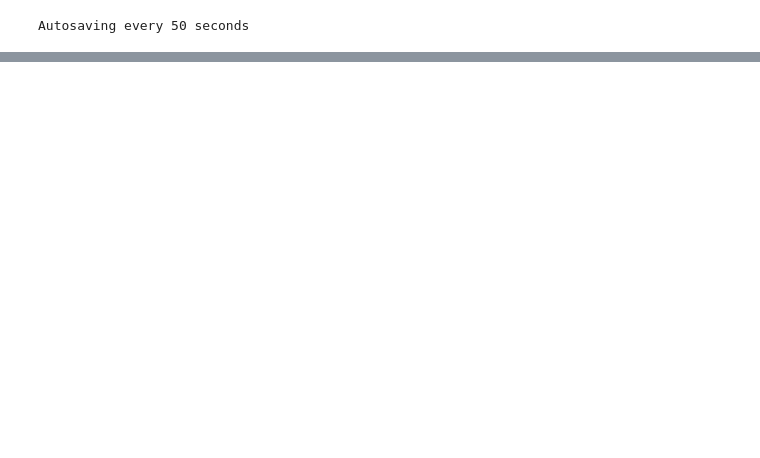
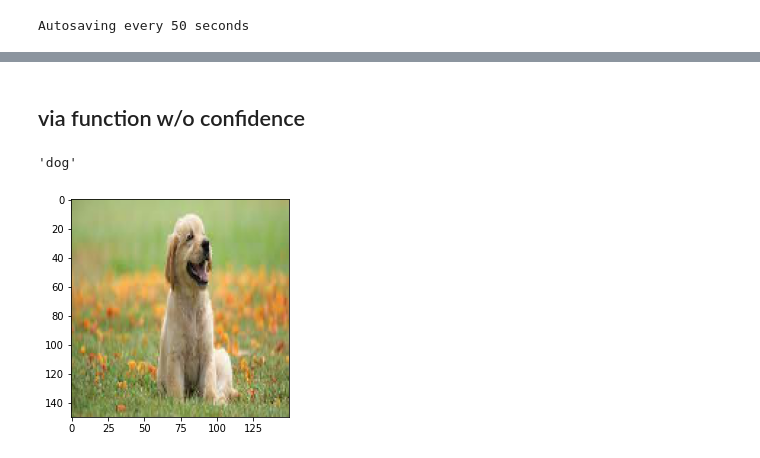
Before and after one commit to poojasaxena/tensorflow-specialization-coursera, a Jupyter notebook: pool_common_scripts/predict_dogncat_image_from_compiled_model.ipynb, the cells around one changed output, grey strips where cells are left out. Drawn from its saved outputs; the diff is of its cells as text; code cells hidden in the pictures; blank space fills up the shorter version.

```diff
--- a/pool_common_scripts/predict_dogncat_image_from_compiled_model.ipynb
+++ b/pool_common_scripts/predict_dogncat_image_from_compiled_model.ipynb
@@ -71,0 +117,30 @@ predict_new_image(model_name=loaded_model, image_name="dog_02.jpeg")
+# %% [markdown]
+## via function w/o confidence
+# %%
+from matplotlib.pyplot import imread
+from keras.preprocessing import image
+
+def predict_local_image(model_name, image_name, show=False):
+    img_dir = "/Users/psaxena/Documents/weitebildung/images_for_testing/"
+    img_path = img_dir+ image_name
+
+    if not os.path.exists(img_path):
+        print(f"{img_path} does not exist")
+        return
+
+    img=image.load_img(img_path, target_size=(150, 150))
+    if show:
+        plt.imshow(img)
+    x=image.img_to_array(img)
+    x=np.expand_dims(x, axis=0)
+    images = np.vstack([x])
+
+    classes = model_name.predict(images, batch_size=20)
+
+    prediction= "dog" if classes[0].any() else "cat"
+    return prediction
+# %%
+predict_local_image(model_name=loaded_model,image_name='dog_02.jpeg', show=True)
+# %% [output]
+'dog'
+[figure, added]
```
Also changed, not shown: parts of 16 cells of this notebook, 1 other file.
